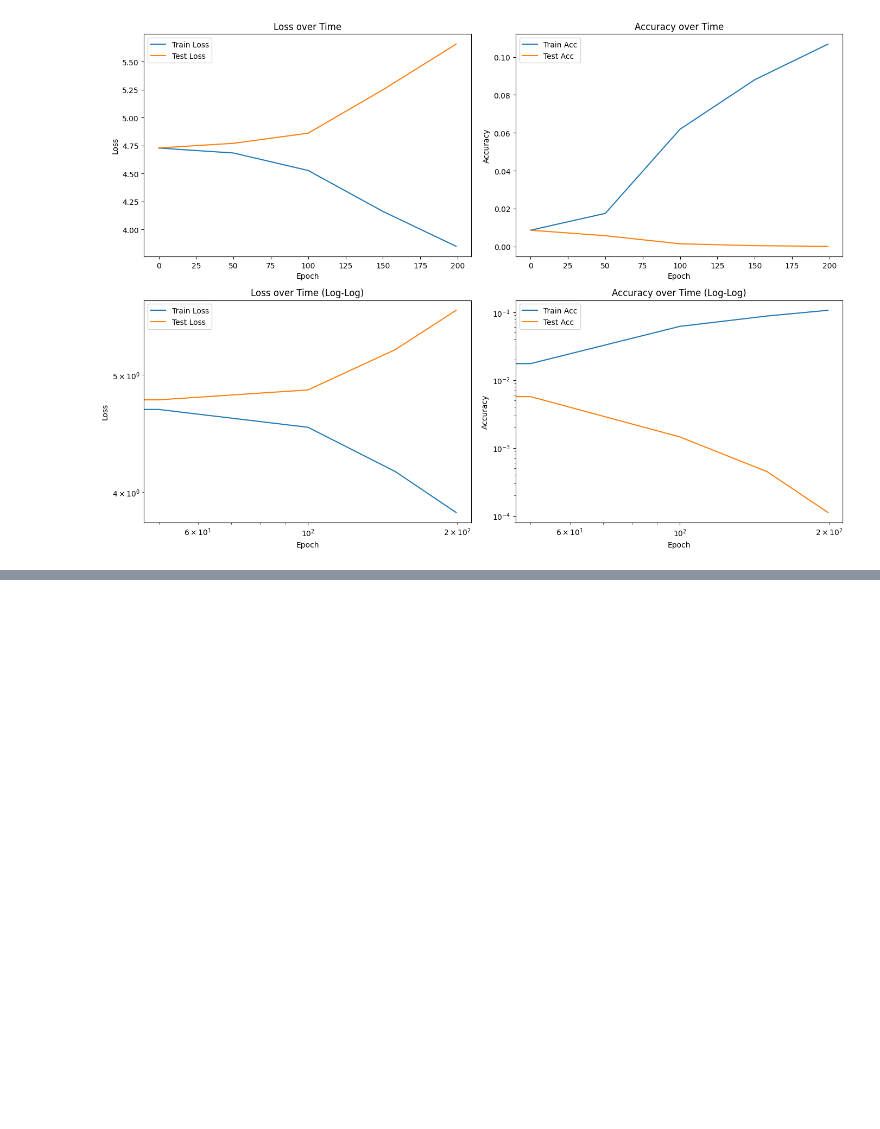
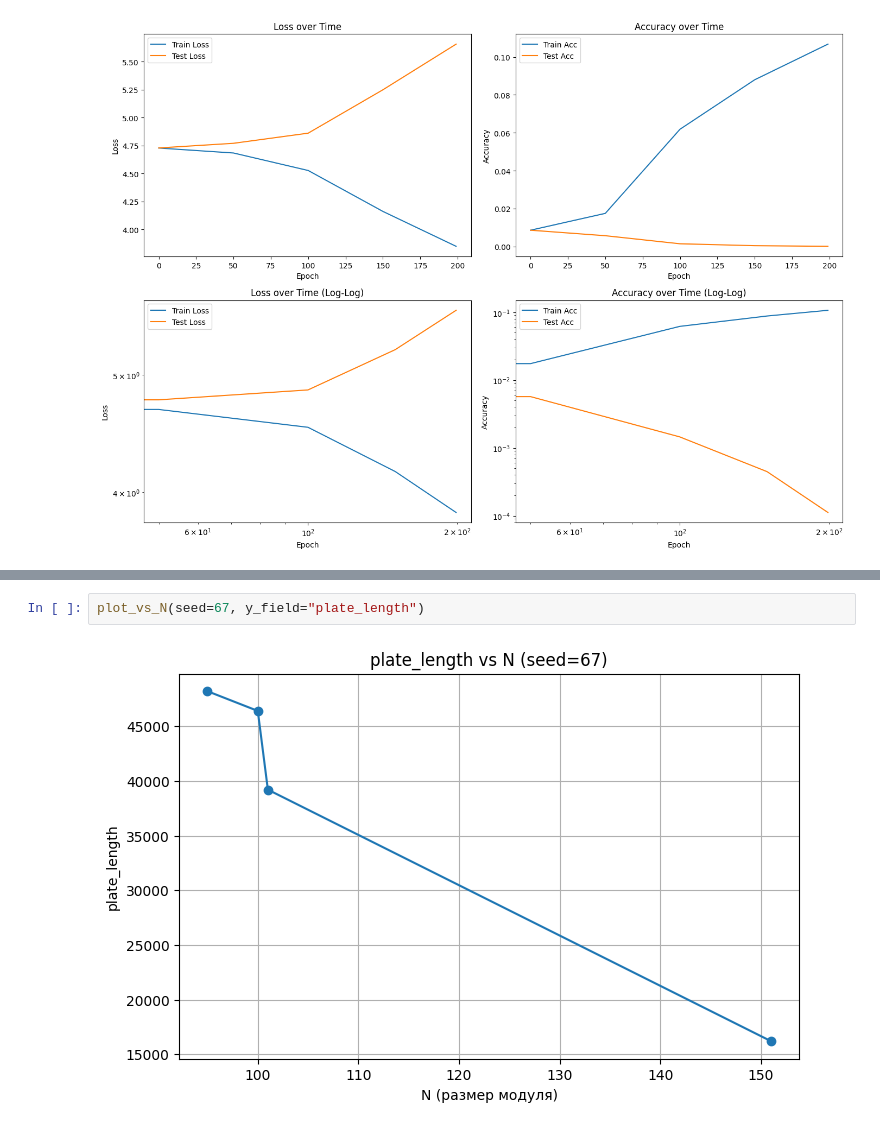
Before and after one commit to slimisgit/grokking, a Jupyter notebook: report.ipynb, the cells around one changed output, grey strips where cells are left out. Cells and saved outputs as stored; diff of their text form; blank space fills up the shorter version.

```diff
--- a/report.ipynb
+++ b/report.ipynb
@@ -504,0 +522,4 @@ else:
+# %%
+plot_vs_N(seed=67, y_field="plate_length")
+# %% [output]
+[figure, added]
```
Also changed, not shown: parts of 3 cells of this notebook.
